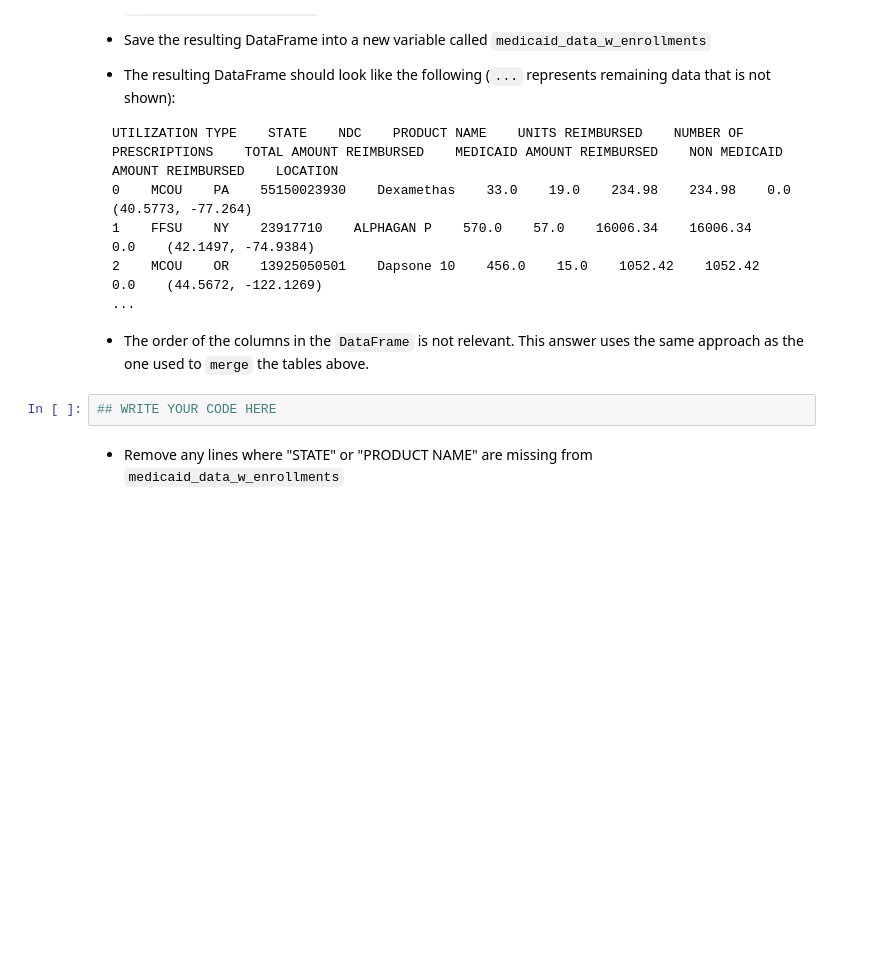
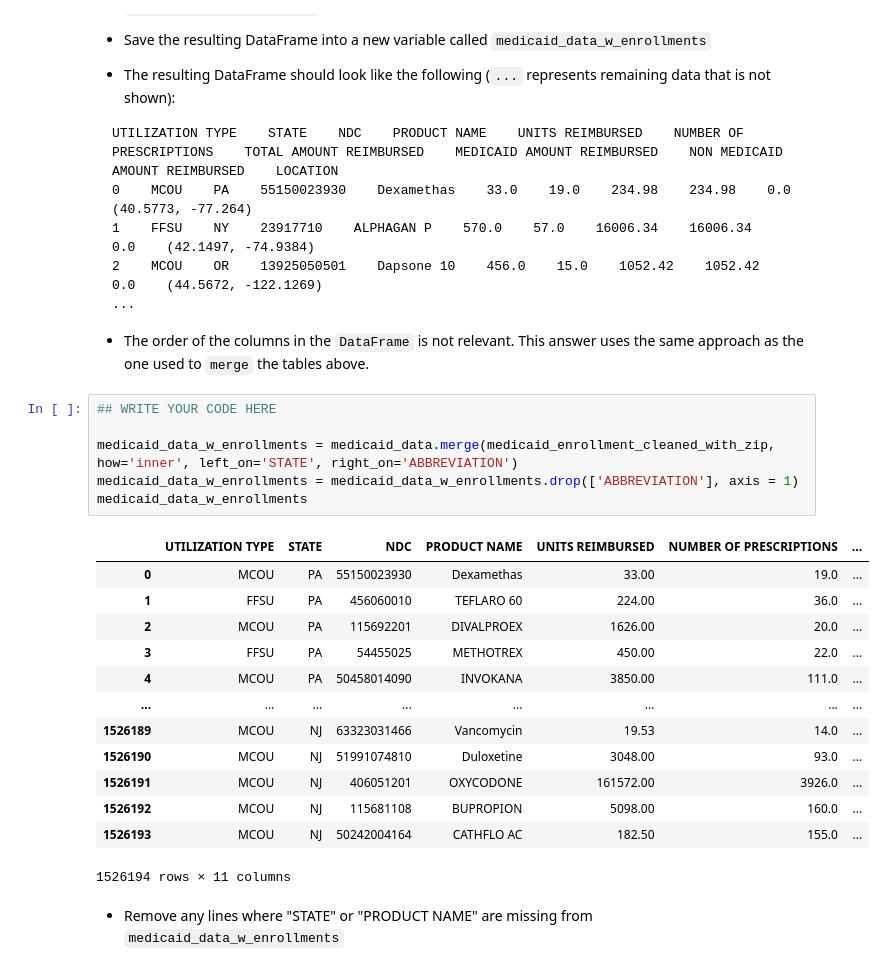
Before and after one commit to lcaraang/ics434_S22_assignment_1, a Jupyter notebook: Assignment_1.ipynb, the cells around one changed output. Cells and saved outputs as stored; diff of their text form; blank space fills up the shorter version.

````diff
--- a/Assignment_1.ipynb
+++ b/Assignment_1.ipynb
@@ -655,8 +655,26 @@ UTILIZATION TYPE    STATE    NDC    PRODUCT NAME    UNITS REIMBURSED    NUMBER O
 ```
 
 * The order of the columns in the `DataFrame` is not relevant. This answer uses the same approach as the one used to `merge` the tables above.
-# %%
-## WRITE YOUR CODE HERE
+# %%
+## WRITE YOUR CODE HERE
+
+medicaid_data_w_enrollments = medicaid_data.merge(medicaid_enrollment_cleaned_with_zip, how='inner', left_on='STATE', right_on='ABBREVIATION')
+medicaid_data_w_enrollments = medicaid_data_w_enrollments.drop(['ABBREVIATION'], axis = 1)
+medicaid_data_w_enrollments
+# %% [output]
+|  | UTILIZATION TYPE | STATE | NDC | PRODUCT NAME | UNITS REIMBURSED | NUMBER OF PRESCRIPTIONS | ... |
+| 0 | MCOU | PA | 55150023930 | Dexamethas | 33.00 | 19.0 | ... |
+| 1 | FFSU | PA | 456060010 | TEFLARO 60 | 224.00 | 36.0 | ... |
+| 2 | MCOU | PA | 115692201 | DIVALPROEX | 1626.00 | 20.0 | ... |
+| 3 | FFSU | PA | 54455025 | METHOTREX | 450.00 | 22.0 | ... |
+| 4 | MCOU | PA | 50458014090 | INVOKANA | 3850.00 | 111.0 | ... |
+| ... | ... | ... | ... | ... | ... | ... | ... |
+| 1526189 | MCOU | NJ | 63323031466 | Vancomycin | 19.53 | 14.0 | ... |
+| 1526190 | MCOU | NJ | 51991074810 | Duloxetine | 3048.00 | 93.0 | ... |
+| 1526191 | MCOU | NJ | 406051201 | OXYCODONE | 161572.00 | 3926.0 | ... |
+| 1526192 | MCOU | NJ | 115681108 | BUPROPION | 5098.00 | 160.0 | ... |
+| 1526193 | MCOU | NJ | 50242004164 | CATHFLO AC | 182.50 | 155.0 | ... |
+1526194 rows × 11 columns
 # %% [markdown]
 - Remove any lines where "STATE" or "PRODUCT NAME" are missing from  `medicaid_data_w_enrollments`
 # %%
````
